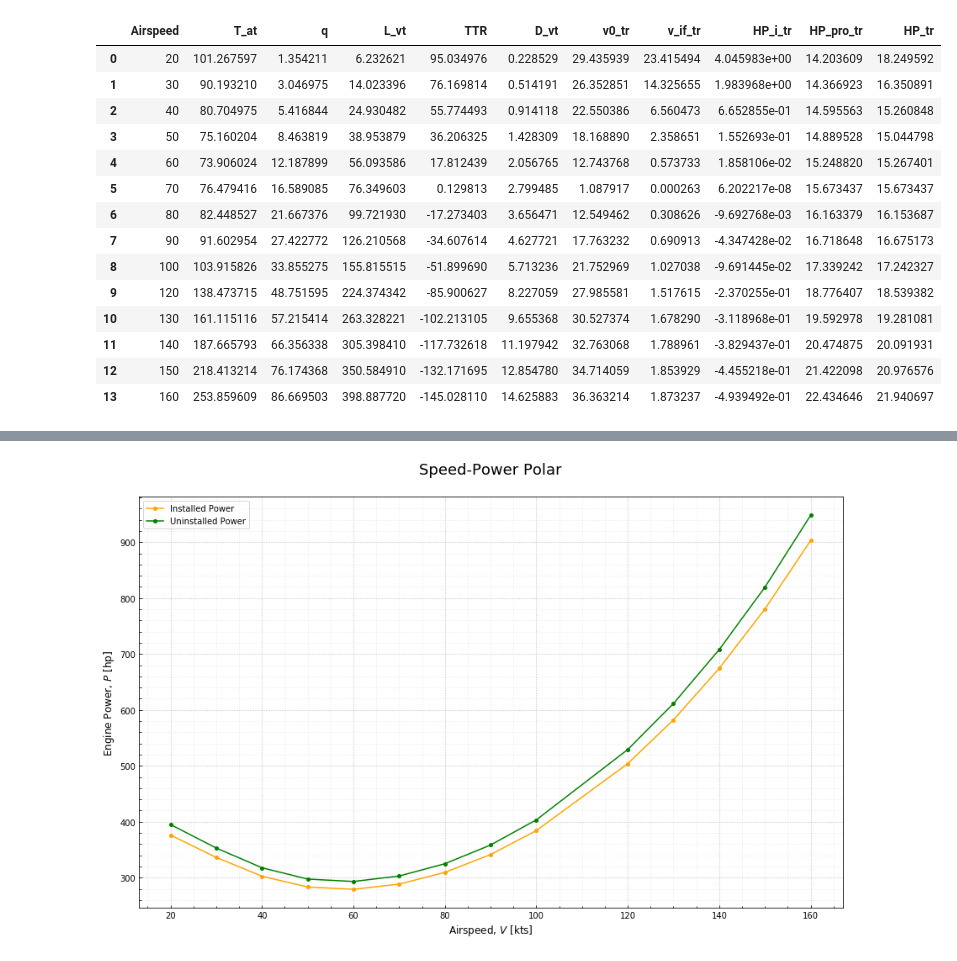
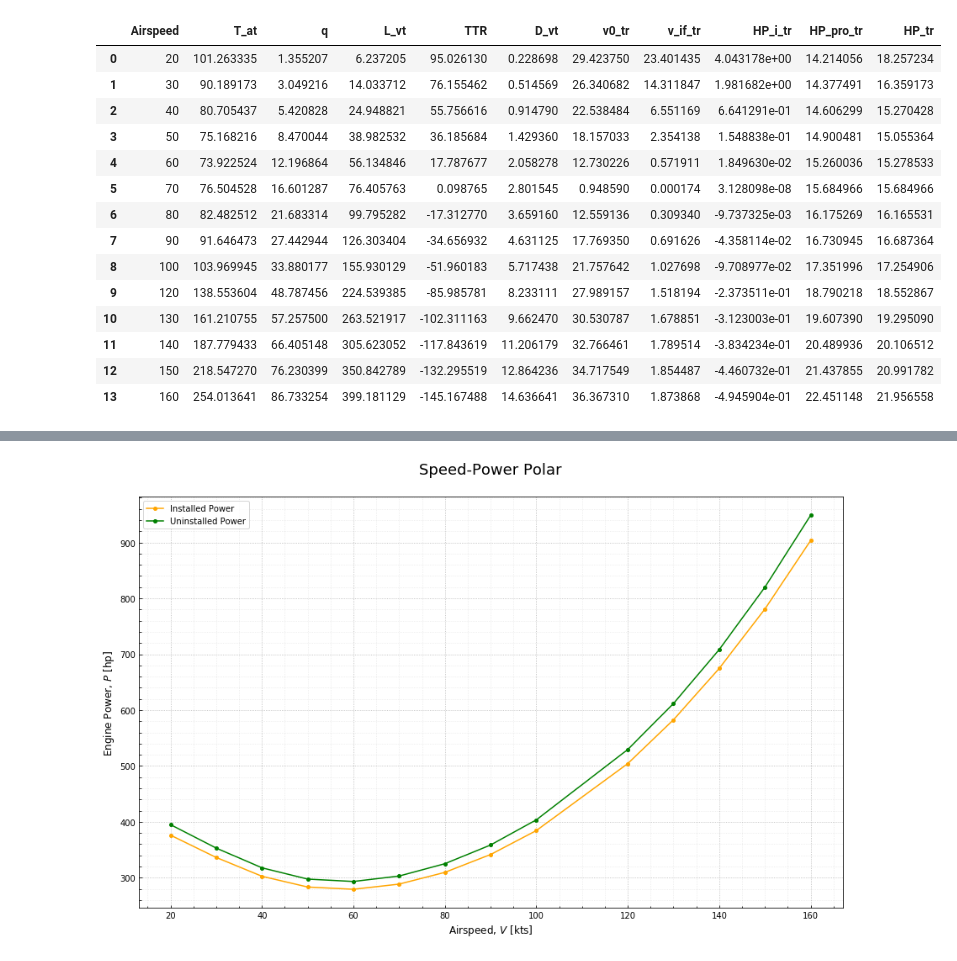
Before and after one commit to Czarified/helipypter, a Jupyter notebook: Crews_HeliProject_Part1.ipynb, the cells around one changed output, grey strips where cells are left out. Saved outputs shown, nothing was run; the diff lists cells and outputs as text; code cells hidden in the pictures.

```diff
--- a/Crews_HeliProject_Part1.ipynb
+++ b/Crews_HeliProject_Part1.ipynb
@@ -544,24 +537,25 @@ logging.info('Beginning Forward Flight Calculations...')
 
 # Max Airspeed, in knots
 VNE = 160
-fe = 12.4 * units.ft**2     # Equivalent Flat-Plate Drag Area
+# Equivalent Flat-Plate Drag Area
+fe = 12.4   # [ft2]
 
 
 df = pd.DataFrame(data=[20, 30, 40, 50, 60, 70, 80, 90, 100, 120, 130, 140, 150, 160], columns=['Airspeed'])
 
 # Dynamic Pressure = 1/2 rho V^2
-df['q'] = 0.5*rho.magnitude*(df.Airspeed * 1.68781)**2    # 1.689 is simply the conversion factor from kts to ft/s
+df['q'] = 0.5*rho*(df.Airspeed * 1.68781)**2    # 1.689 is simply the conversion factor from kts to ft/s
 
 # Advance Ratio
-df['mu'] = df.Airspeed * 1.689 / v_tip.magnitude
+df['mu'] = df.Airspeed * 1.689 / v_tip
 
 # Hover Induced Velocity
-v_0 = math.sqrt(THRUST/(2*rho.magnitude*math.pi*(B*R.magnitude)**2))
+v_0 = math.sqrt(THRUST/(2*rho*math.pi*(B*R)**2))
 # Induced velocity in Forward Flight, using Glauert's Model
 df['v_if'] = v_0 * (-0.5*(df.Airspeed/v_0)**2 + np.sqrt((df.Airspeed/v_0)**4 / 4 + 1))
 
 # Thrust coef. over solidity
-df['Cts'] = THRUST/(rho.magnitude*A.magnitude*v_tip.magnitude**2) / sol.magnitude
+df['Cts'] = THRUST/(rho*A*v_tip**2) / sol
 
 # Blade loading
 df['tc'] = 2*df.Cts
@@ -571,7 +565,7 @@ df['tc_lower'] = -0.6885*df.Cts + 0.3555
 
 # Change in Drag Coef. (due to retreating blade stall)
 # From a NASA CR
-df['F'] = ((df.Cts/(1-df.mu)**2) * (1 + fe.magnitude*df.q/GW)) - 0.1376
+df['F'] = ((df.Cts/(1-df.mu)**2) * (1 + fe*df.q/GW)) - 0.1376
 df['del_cds'] = 18.3*(1-df.mu)**2*df.F**3
 # This value should never be less than zero, so clip it.
 df.del_cds.clip(lower=0, inplace=True)
@@ -580,7 +574,7 @@ df.del_cds.clip(lower=0, inplace=True)
 df['MDD'] = 0.82 - 2.4*df.Cts
 
 # MY90. Mach at the tip
-df['MY90'] = (df.Airspeed*1.68781 + v_tip.magnitude)/c_sound
+df['MY90'] = (df.Airspeed*1.68781 + v_tip)/c_sound
 
 # Change in Drag Coef. from compressibility
 df['del_cdcomp'] = 0.2*(df.MY90 - df.MDD)**3 + 0.0085*(df.MY90 - df.MDD)
@@ -592,16 +586,16 @@ df['cd'] = 0.0095 + df.del_cds + df.del_cdcomp
 df['Hp_ind'] = THRUST*df.v_if/550
 
 # Profile Horsepower
-df['Hp_pro'] = sol.magnitude*df.cd*(1+4.65*df.mu**2)*rho.magnitude*math.pi*R.magnitude**2*v_tip.magnitude**3/4400
+df['Hp_pro'] = sol*df.cd*(1+4.65*df.mu**2)*rho*math.pi*R**2*v_tip**3/4400
 
 # Parasite Power
-df['Hp_par'] = fe.magnitude*rho.magnitude*(df.Airspeed*1.68781)**3/1100
+df['Hp_par'] = fe*rho*(df.Airspeed*1.68781)**3/1100
 
 # Main Rotor Horsepower
 df['MR_hp'] = df.Hp_ind + df.Hp_pro + df.Hp_par
 
 # Main Rotor Torque
-df['MR_Q'] = 5252*df.MR_hp/(OMEGA.magnitude*60/(2*math.pi))
+df['MR_Q'] = 5252*df.MR_hp/(OMEGA*60/(2*math.pi))
 
 # Anti-torque Required from Tail Rotor Thrust
 # MR Torque over the moment arm
@@ -637,49 +631,49 @@ TR = pd.DataFrame(data=MR.Airspeed)
 TR['T_at'] = MR.T_at.copy()
 TR['q'] = MR.q.copy()
 
 # Calculate the anti-torque provided
 # by the vertical tail
 # Lift = cl*wing_area*dynamic_pressure
 TR['L_vt'] = cl_vt*S_vt*TR.q
 
 # Anti-torque minus Vfin Lift
 TR['TTR'] = TR.T_at - TR.L_vt
 
 # Induced Drag from the Vfin
 TR['D_vt'] = TR.L_vt**2/(2*TR.q*S_vt*AR_vt)
 
 # Calculate the "hover induced velocity" of TR
-TR['v0_tr'] = np.sqrt(abs(TR.TTR)/(2*rho.magnitude*math.pi*R_tr**2))
+TR['v0_tr'] = np.sqrt(abs(TR.TTR)/(2*rho*math.pi*R_tr**2))
 
 # Calculate the forward flight induced velocity
 TR['v_if_tr'] = TR.v0_tr * (-0.5*(TR.Airspeed/TR.v0_tr)**2 + np.sqrt((df.Airspeed/TR.v0_tr)**4 / 4 + 1))
 
 # Induced Horsepower
 TR['HP_i_tr'] = TR.TTR*TR.v_if_tr/550
 
 # Profile Horsepower
-TR['HP_pro_tr'] = sol_tr*cd0_tr*(1+4.65*MR.mu**2)*rho.magnitude*math.pi*R_tr**2*v_tip_tr**3 / 4400
+TR['HP_pro_tr'] = sol_tr*cd0_tr*(1+4.65*MR.mu**2)*rho*math.pi*R_tr**2*v_tip_tr**3 / 4400
 
 # Total TR Horsepower
 TR['HP_tr'] = TR.HP_i_tr + TR.HP_pro_tr
 
 TR
 # %% [output]
 |  | Airspeed | T_at | q | L_vt | TTR | D_vt | v0_tr | v_if_tr | HP_i_tr | HP_pro_tr | HP_tr |
-| 0 | 20 | 101.267597 | 1.354211 | 6.232621 | 95.034976 | 0.228529 | 29.435939 | 23.415494 | 4.045983e+00 | 14.203609 | 18.249592 |
-| 1 | 30 | 90.193210 | 3.046975 | 14.023396 | 76.169814 | 0.514191 | 26.352851 | 14.325655 | 1.983968e+00 | 14.366923 | 16.350891 |
-| 2 | 40 | 80.704975 | 5.416844 | 24.930482 | 55.774493 | 0.914118 | 22.550386 | 6.560473 | 6.652855e-01 | 14.595563 | 15.260848 |
-| 3 | 50 | 75.160204 | 8.463819 | 38.953879 | 36.206325 | 1.428309 | 18.168890 | 2.358651 | 1.552693e-01 | 14.889528 | 15.044798 |
-| 4 | 60 | 73.906024 | 12.187899 | 56.093586 | 17.812439 | 2.056765 | 12.743768 | 0.573733 | 1.858106e-02 | 15.248820 | 15.267401 |
-| 5 | 70 | 76.479416 | 16.589085 | 76.349603 | 0.129813 | 2.799485 | 1.087917 | 0.000263 | 6.202217e-08 | 15.673437 | 15.673437 |
-| 6 | 80 | 82.448527 | 21.667376 | 99.721930 | -17.273403 | 3.656471 | 12.549462 | 0.308626 | -9.692768e-03 | 16.163379 | 16.153687 |
-| 7 | 90 | 91.602954 | 27.422772 | 126.210568 | -34.607614 | 4.627721 | 17.763232 | 0.690913 | -4.347428e-02 | 16.718648 | 16.675173 |
-| 8 | 100 | 103.915826 | 33.855275 | 155.815515 | -51.899690 | 5.713236 | 21.752969 | 1.027038 | -9.691445e-02 | 17.339242 | 17.242327 |
-| 9 | 120 | 138.473715 | 48.751595 | 224.374342 | -85.900627 | 8.227059 | 27.985581 | 1.517615 | -2.370255e-01 | 18.776407 | 18.539382 |
-| 10 | 130 | 161.115116 | 57.215414 | 263.328221 | -102.213105 | 9.655368 | 30.527374 | 1.678290 | -3.118968e-01 | 19.592978 | 19.281081 |
-| 11 | 140 | 187.665793 | 66.356338 | 305.398410 | -117.732618 | 11.197942 | 32.763068 | 1.788961 | -3.829437e-01 | 20.474875 | 20.091931 |
-| 12 | 150 | 218.413214 | 76.174368 | 350.584910 | -132.171695 | 12.854780 | 34.714059 | 1.853929 | -4.455218e-01 | 21.422098 | 20.976576 |
-| 13 | 160 | 253.859609 | 86.669503 | 398.887720 | -145.028110 | 14.625883 | 36.363214 | 1.873237 | -4.939492e-01 | 22.434646 | 21.940697 |
+| 0 | 20 | 101.263335 | 1.355207 | 6.237205 | 95.026130 | 0.228698 | 29.423750 | 23.401435 | 4.043178e+00 | 14.214056 | 18.257234 |
+| 1 | 30 | 90.189173 | 3.049216 | 14.033712 | 76.155462 | 0.514569 | 26.340682 | 14.311847 | 1.981682e+00 | 14.377491 | 16.359173 |
+| 2 | 40 | 80.705437 | 5.420828 | 24.948821 | 55.756616 | 0.914790 | 22.538484 | 6.551169 | 6.641291e-01 | 14.606299 | 15.270428 |
+| 3 | 50 | 75.168216 | 8.470044 | 38.982532 | 36.185684 | 1.429360 | 18.157033 | 2.354138 | 1.548838e-01 | 14.900481 | 15.055364 |
+| 4 | 60 | 73.922524 | 12.196864 | 56.134846 | 17.787677 | 2.058278 | 12.730226 | 0.571911 | 1.849630e-02 | 15.260036 | 15.278533 |
+| 5 | 70 | 76.504528 | 16.601287 | 76.405763 | 0.098765 | 2.801545 | 0.948590 | 0.000174 | 3.128098e-08 | 15.684966 | 15.684966 |
+| 6 | 80 | 82.482512 | 21.683314 | 99.795282 | -17.312770 | 3.659160 | 12.559136 | 0.309340 | -9.737325e-03 | 16.175269 | 16.165531 |
+| 7 | 90 | 91.646473 | 27.442944 | 126.303404 | -34.656932 | 4.631125 | 17.769350 | 0.691626 | -4.358114e-02 | 16.730945 | 16.687364 |
+| 8 | 100 | 103.969945 | 33.880177 | 155.930129 | -51.960183 | 5.717438 | 21.757642 | 1.027698 | -9.708977e-02 | 17.351996 | 17.254906 |
+| 9 | 120 | 138.553604 | 48.787456 | 224.539385 | -85.985781 | 8.233111 | 27.989157 | 1.518194 | -2.373511e-01 | 18.790218 | 18.552867 |
+| 10 | 130 | 161.210755 | 57.257500 | 263.521917 | -102.311163 | 9.662470 | 30.530787 | 1.678851 | -3.123003e-01 | 19.607390 | 19.295090 |
+| 11 | 140 | 187.779433 | 66.405148 | 305.623052 | -117.843619 | 11.206179 | 32.766461 | 1.789514 | -3.834234e-01 | 20.489936 | 20.106512 |
+| 12 | 150 | 218.547270 | 76.230399 | 350.842789 | -132.295519 | 12.864236 | 34.717549 | 1.854487 | -4.460732e-01 | 21.437855 | 20.991782 |
+| 13 | 160 | 254.013641 | 86.733254 | 399.181129 | -145.167488 | 14.636641 | 36.367310 | 1.873868 | -4.945904e-01 | 22.451148 | 21.956558 |
 # %%
 
     #   Power Calculations
```
Also changed, not shown: parts of 8 cells of this notebook.
